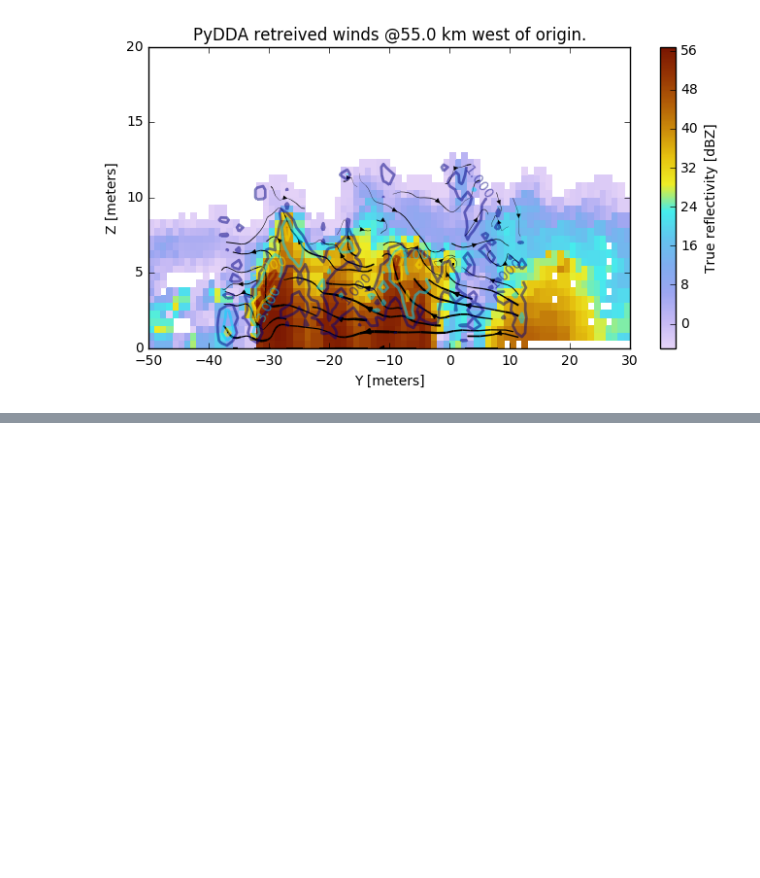
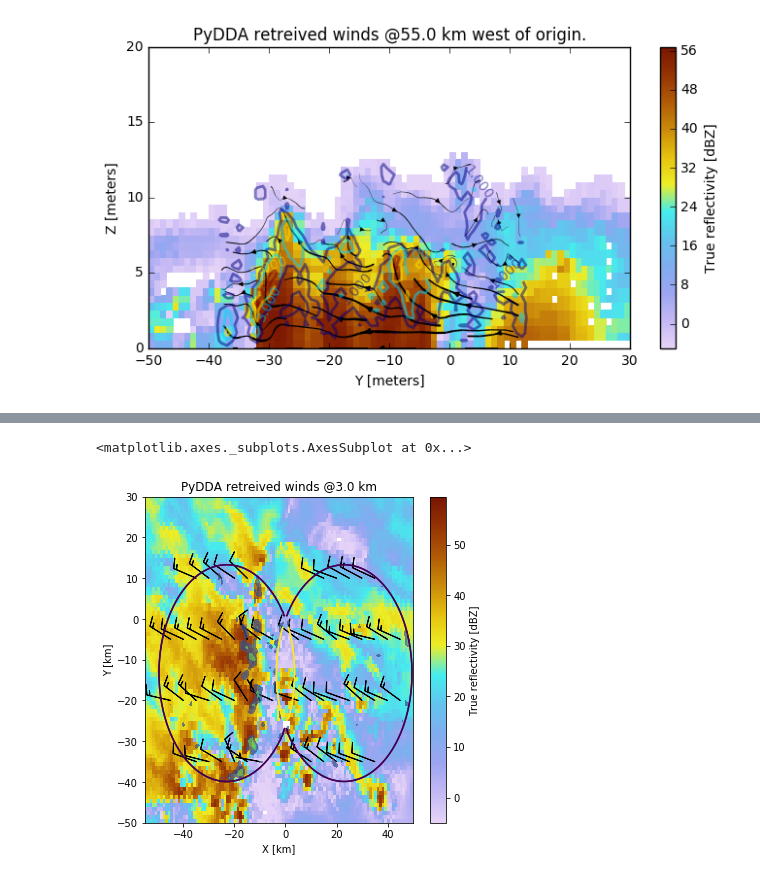
Before and after one commit to openradar/PyDDA, a Jupyter notebook: notebooks/PyDDA example notebook.ipynb, the cells around one changed output, grey strips where cells are left out. Saved outputs shown, nothing was run; the diff lists cells and outputs as text; code cells hidden in the pictures; blank space fills up the shorter version.

```diff
--- a/notebooks/PyDDA example notebook.ipynb
+++ b/notebooks/PyDDA example notebook.ipynb
@@ -129,0 +177,11 @@ pydda.vis.plot_yz_xsection_streamlines(Grids, None,'DT', level=40,
+# %%
+Grids = [pyart.io.read_grid('example_grid_radar0.nc'), pyart.io.read_grid('example_grid_radar1.nc')]
+# %%
+plt.figure(figsize=(6,6))
+pydda.vis.plot_horiz_xsection_barbs(Grids, None, 'DT', level=6,
+                                    w_vel_contours=[3, 6, 9],
+                                    barb_spacing_x_km=5.0,
+                                    barb_spacing_y_km=15.0)
+# %% [output]
+<matplotlib.axes._subplots.AxesSubplot at 0x...>
+[figure, added]
```
Also changed, not shown: parts of 14 cells of this notebook, 4 other files.
